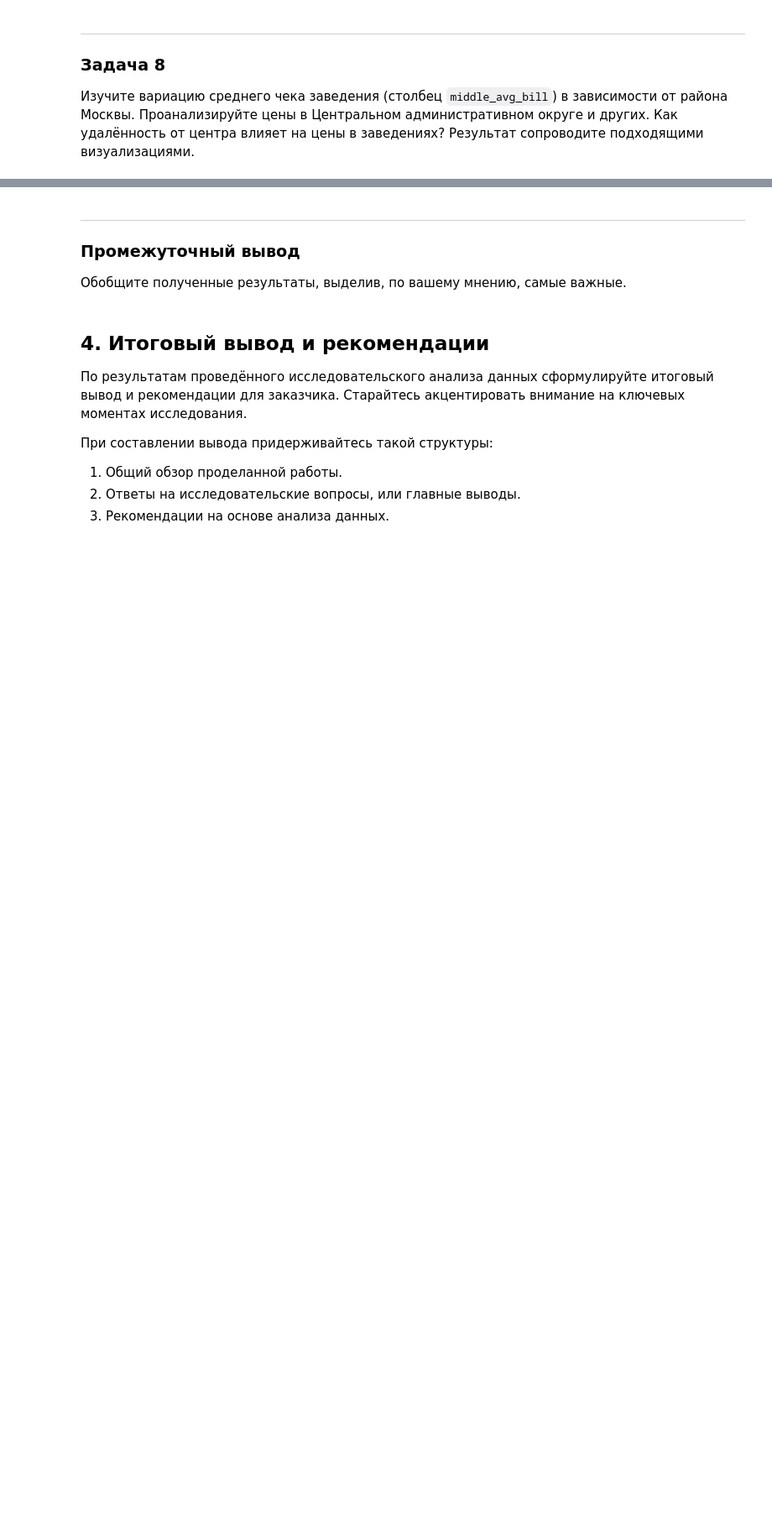
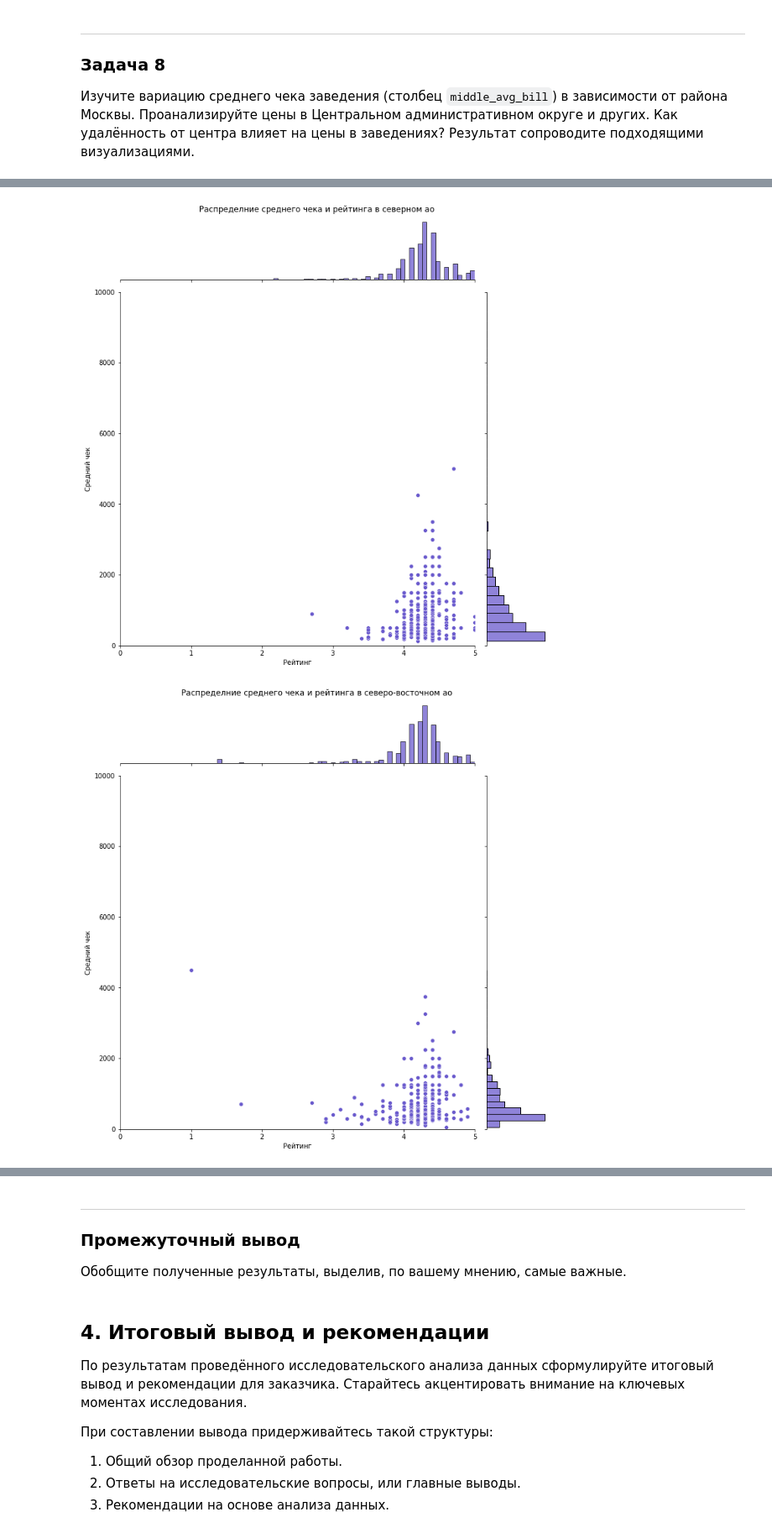
Before and after one commit to blbl-blbl/yandex_practicum_Data_Science_Course, a Jupyter notebook: Module_2_Python_Preprocessing/2. food sector analysis/food_sector_analysis.ipynb, the cells around one changed output, grey strips where cells are left out. Shown at 84% size. Cells and saved outputs as stored; diff of their text form; code cells hidden in the pictures; blank space fills up the shorter version.

```diff
--- a/Module_2_Python_Preprocessing/2. food sector analysis/food_sector_analysis.ipynb
+++ b/Module_2_Python_Preprocessing/2. food sector analysis/food_sector_analysis.ipynb
@@ -625,0 +626,17 @@ plt.show()
+# %%
+# Визуализация распределения среднего чека и рейтинга для каждого района
+# Ограничил средний чек до 10к для удобного рассмотрения
+
+for district in df['district'].unique():
+    distric_df = df[df['district']==district]
+
+    sns.jointplot(data=distric_df, x='rating', y='middle_avg_bill', kind='scatter', height=10,
+                 color='slateblue', ylim=(0, 10_000), xlim=(0, 5)).set_axis_labels('Рейтинг', 'Средний чек')
+
+
+    plt.suptitle(f'Распределние среднего чека и рейтинга в {district.replace("ый", "ом")}')
+    plt.tight_layout()
+    plt.show()
+# %% [output]
+[figure, added]
+[figure, added]
```
Also changed, not shown: parts of 9 cells of this notebook.
